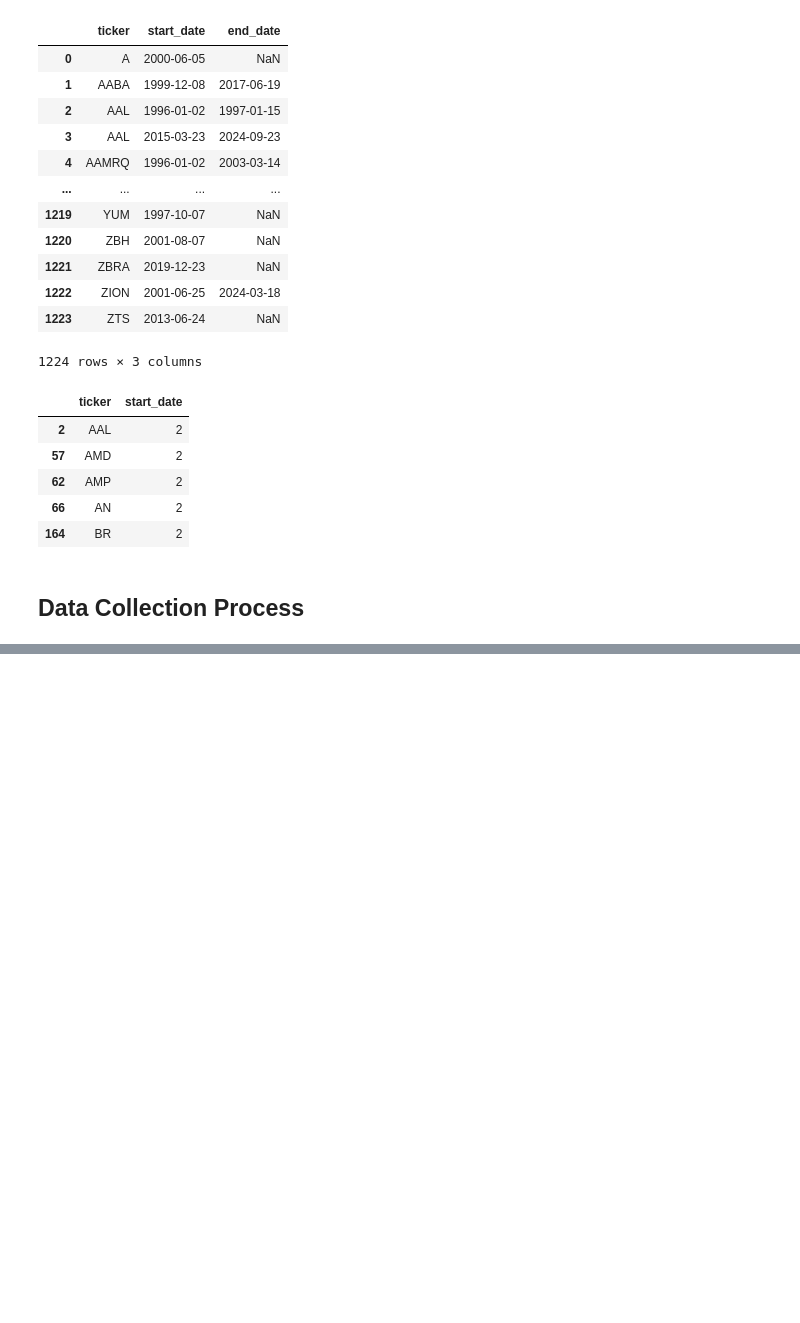
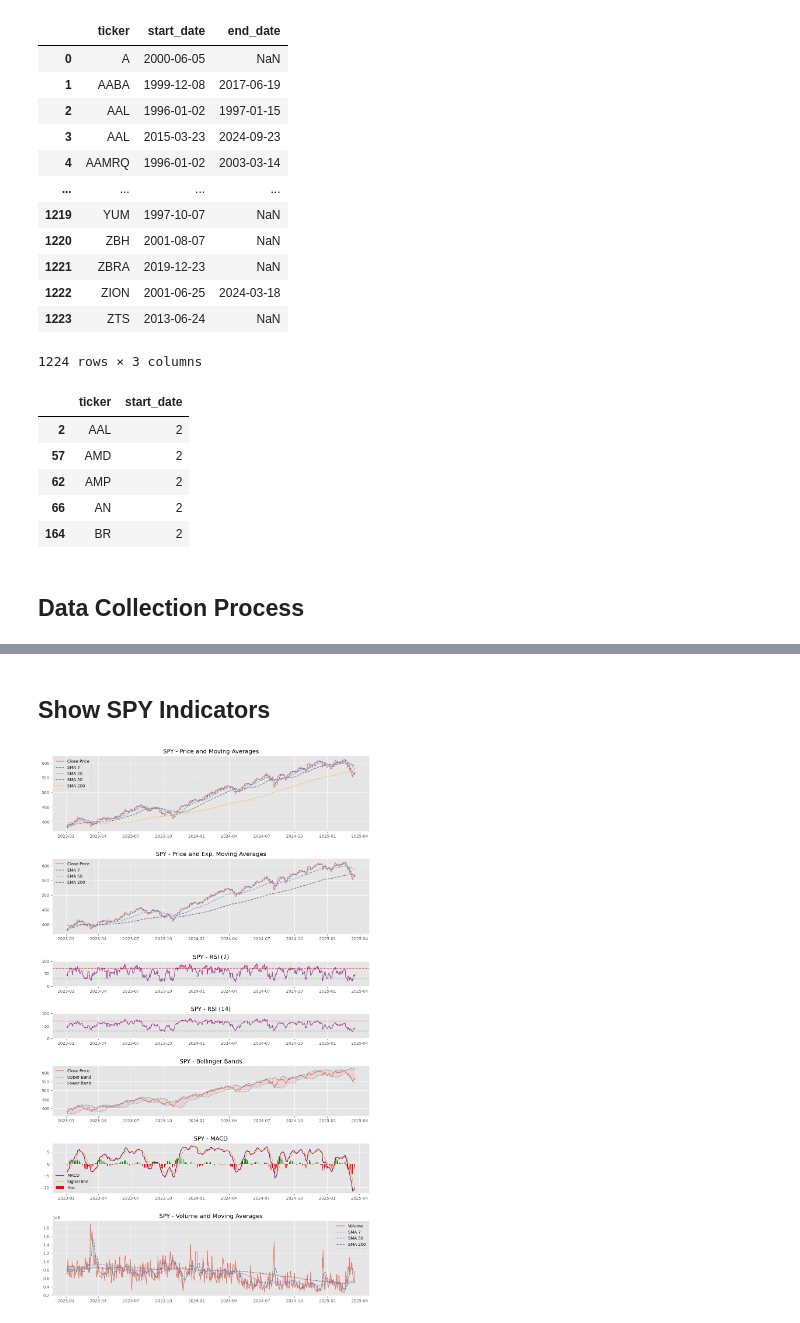
Before and after one commit to vavabramov/ts_llm_prediction, a Jupyter notebook: stocks_dc_daily.ipynb, the cells around one changed output, grey strips where cells are left out. Drawn from its saved outputs; the diff is of its cells as text; code cells hidden in the pictures; blank space fills up the shorter version.

```diff
--- a/stocks_dc_daily.ipynb
+++ b/stocks_dc_daily.ipynb
@@ -20,7 +23,7 @@ directory='data/prices_1_day'
 ## S&P500 Historical components
 # %%
 # Dateranges in S&P500 list for each ticker
-hc = pd.read_csv('data/external/sp500_ticker_start_end.csv')
+hc = pd.read_csv(f'{ext_dir}/sp500_ticker_start_end.csv')
 hc
 # %% [output]
 |  | ticker | start_date | end_date |
@@ -149,24 +199,27 @@ NameError: name 'i' is not defined
+# %% [markdown]
+## Show SPY Indicators
 # %%
 def plot_indicators(df):
     plt.style.use('ggplot')
 
     ticker_symbol = df['Ticker'].values[0]
     # Создаем подграфики
-    fig, axs = plt.subplots(4, 1, figsize=(14, 24), gridspec_kw={'height_ratios': [3, 3, 1, 1, 1]})
+    fig, axs = plt.subplots(7, 1, figsize=(14, 24), gridspec_kw={'height_ratios': [3, 3, 1, 1, 2, 2, 3]})
     df['Date'] = pd.to_datetime(df['Date']).dt.date
     # SMA Plot
     axs[0].plot(df['Date'], df['Close'], label='Close Price', alpha=0.7)
-    axs[0].plot(df['Date'], df['SMA_20'], label='SMA 20', linestyle='--')
-    axs[0].plot(df['Date'], df['SMA_50'], label='SMA 50', linestyle='--')
-    axs[0].plot(df['Date'], df['SMA_200'], label='SMA 200', linestyle='--')
+    axs[0].plot(df['Date'], df['Close_SMA_7'], label='SMA 7', linestyle='--')
+    axs[0].plot(df['Date'], df['Close_SMA_20'], label='SMA 20', linestyle='--')
+    axs[0].plot(df['Date'], df['Close_SMA_50'], label='SMA 50', linestyle='--')
+    axs[0].plot(df['Date'], df['Close_SMA_200'], label='SMA 200', linestyle='--')
     axs[0].set_title(f'{ticker_symbol} - Price and Moving Averages')
     axs[0].legend()
 
     # EMA Plot
     axs[1].plot(df['Date'], df['Close'], label='Close Price', alpha=0.7)
-    axs[1].plot(df['Date'], df['EMA_20'], label='EMA 20', linestyle='--')
-    axs[1].plot(df['Date'], df['EMA_50'], label='EMA 50', linestyle='--')
-    axs[1].plot(df['Date'], df['EMA_200'], label='EMA 200', linestyle='--')
+    axs[1].plot(df['Date'], df['Close_EMA_7'], label='EMA 7', linestyle='--')
+    axs[1].plot(df['Date'], df['Close_EMA_50'], label='EMA 50', linestyle='--')
+    axs[1].plot(df['Date'], df['Close_EMA_200'], label='EMA 200', linestyle='--')
     axs[1].set_title(f'{ticker_symbol} - Price and Exp. Moving Averages')
     axs[1].legend()
 
@@ -189,7 +242,7 @@ def plot_indicators(df):
     axs[3].set_ylim(0, 100)
 
 
-    # 4. График Bollinger Bands
+    # Bollinger Bands Plot
     axs[4].plot(df['Date'], df['Close'], label='Close Price', alpha=0.7)
     axs[4].plot(df['Date'], df['BB_U_Band'], label='Upper Band', linestyle='--', alpha=0.7)
     axs[4].plot(df['Date'], df['BB_L_Band'], label='Lower Band', linestyle='--', alpha=0.7)
@@ -197,7 +250,26 @@ def plot_indicators(df):
     axs[4].set_title(f'{ticker_symbol} - Bollinger Bands')
     axs[4].legend()
 
+    # MACD
+    axs[5].plot(df['Date'], df['MACD'], label='MACD', color='purple')
+    axs[5].plot(df['Date'], df['Signal'], label='Signal line', color='orange', linestyle='dashed')
+    axs[5].bar(df['Date'], df['Histogram'], label='Hist', color=['green' if val >= 0 else 'red' for val in df['Histogram']])
+    axs[5].set_title(f'{ticker_symbol} - MACD')
+    axs[5].legend()
+
+    # Volume SMA Plot
+    axs[6].plot(df['Date'], df['Volume'], label='Volume', alpha=0.7)
+    axs[6].plot(df['Date'], df['Volume_SMA_7'], label='SMA 7', linestyle='--')
+    axs[6].plot(df['Date'], df['Volume_SMA_50'], label='SMA 50', linestyle='--')
+    axs[6].plot(df['Date'], df['Volume_SMA_200'], label='SMA 200', linestyle='--')
+    axs[6].set_title(f'{ticker_symbol} - Volume and Moving Averages')
+    axs[6].legend()
 
     # plt.tight_layout()
+    plt.subplots_adjust(hspace=0.5)
     plt.show()
+# %%
+plot_indicators(batch[batch['Date'] > '2023-01-01'])
+# %% [output]
+[figure, added]
 # %%
```
Also changed, not shown: parts of 8 cells of this notebook, 6 other files.
